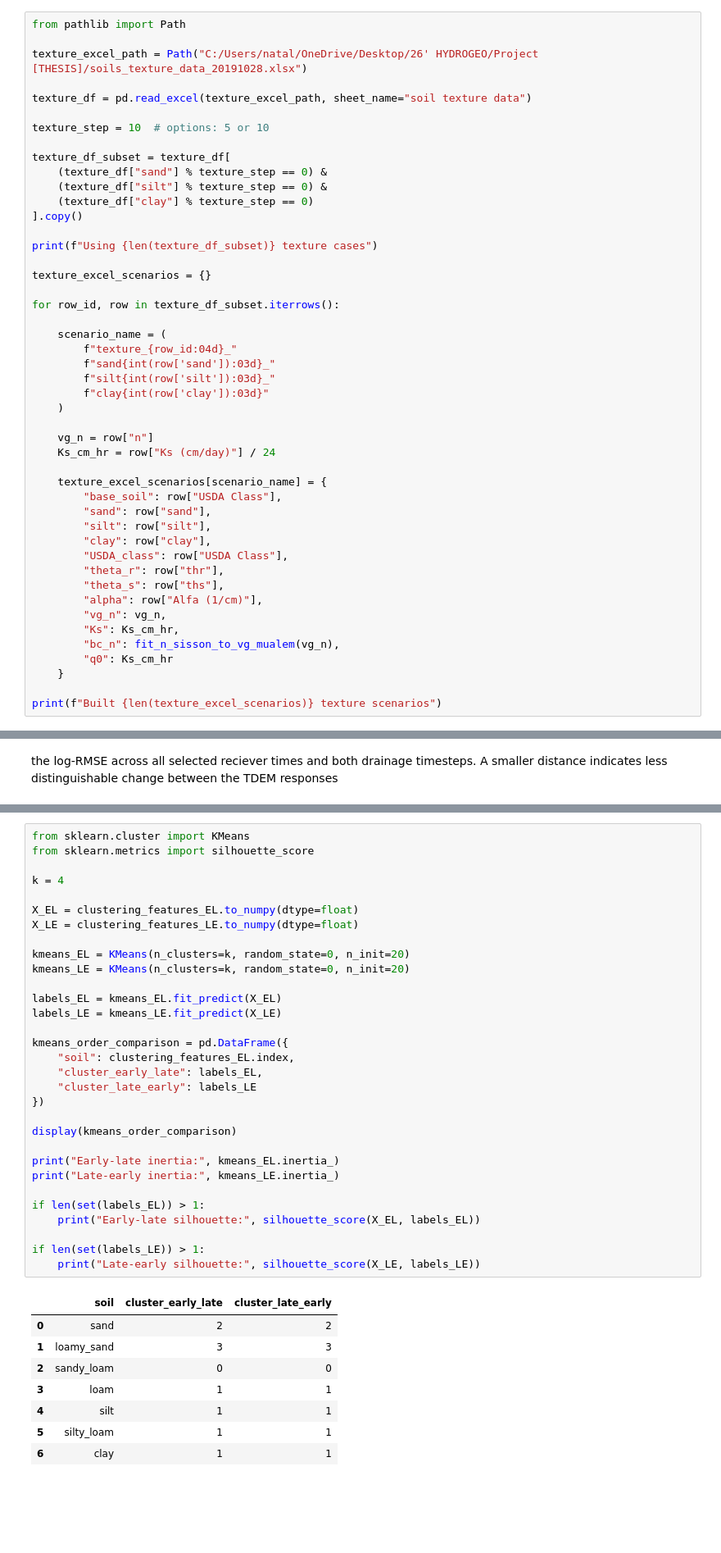
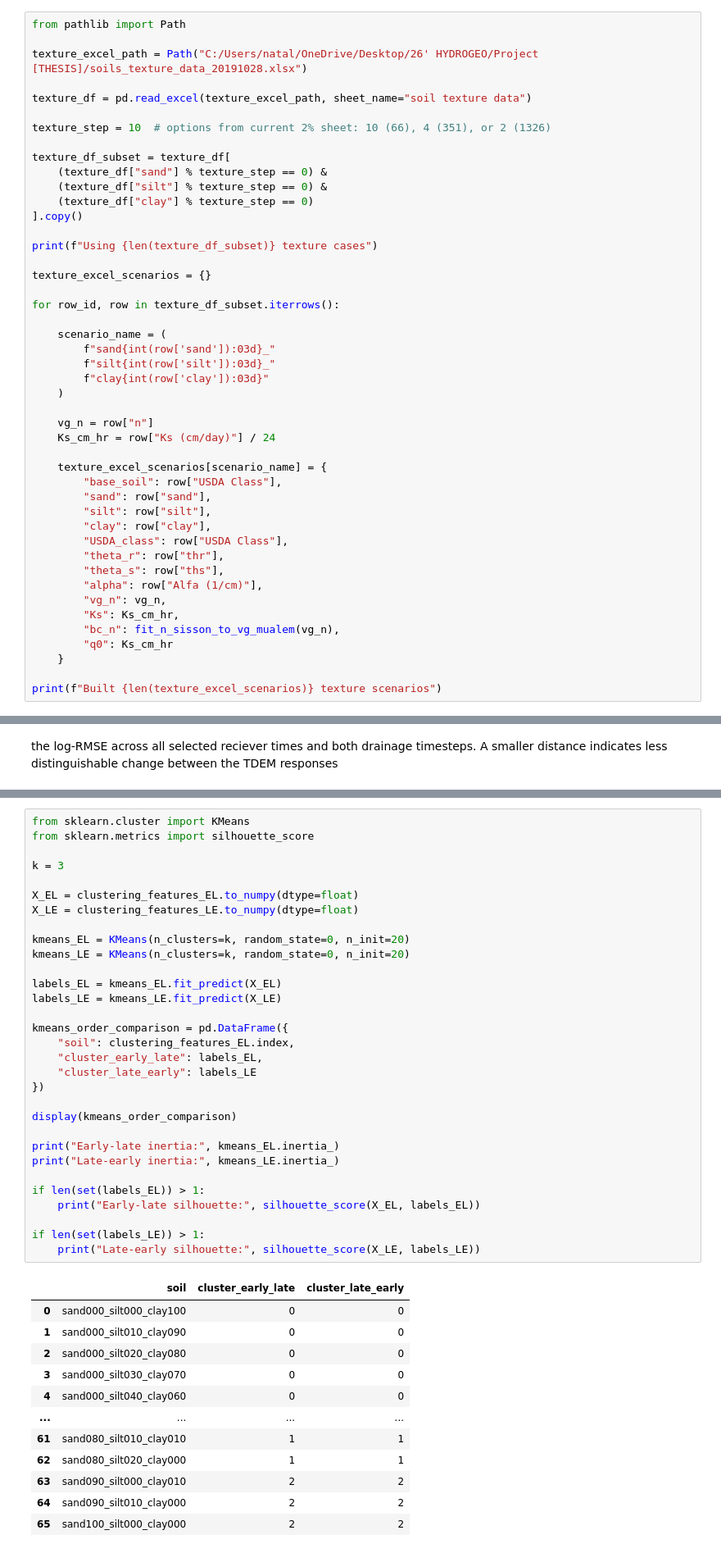
Before and after one commit to natalieyurek-cloud/TDEM_Thesis_Yurek, a Jupyter notebook: Analytical_ForwardModel.ipynb, the cells around one changed output, grey strips where cells are left out. Shown at 82% size. Cells and saved outputs as stored; diff of their text form; blank space fills up the shorter version.

```diff
--- a/Analytical_ForwardModel.ipynb
+++ b/Analytical_ForwardModel.ipynb
@@ -274,7 +277,7 @@ texture_excel_path = Path("C:/Users/natal/OneDrive/Desktop/26' HYDROGEO/Project
 
 texture_df = pd.read_excel(texture_excel_path, sheet_name="soil texture data")
 
-texture_step = 10  # options: 5 or 10
+texture_step = 10  # options from current 2% sheet: 10 (66), 4 (351), or 2 (1326)
 
 texture_df_subset = texture_df[
     (texture_df["sand"] % texture_step == 0) &
@@ -289,7 +292,6 @@ texture_excel_scenarios = {}
 for row_id, row in texture_df_subset.iterrows():
 
     scenario_name = (
-        f"texture_{row_id:04d}_"
         f"sand{int(row['sand']):03d}_"
         f"silt{int(row['silt']):03d}_"
         f"clay{int(row['clay']):03d}"
@@ -1001,39 +995,43 @@ K-means does not know anything about sand, loam, or clay. It only sees numerical
 from sklearn.cluster import KMeans
 from sklearn.metrics import silhouette_score
 
-k = 4
+k = 3
 
 X_EL = clustering_features_EL.to_numpy(dtype=float)
 X_LE = clustering_features_LE.to_numpy(dtype=float)
 
 kmeans_EL = KMeans(n_clusters=k, random_state=0, n_init=20)
 kmeans_LE = KMeans(n_clusters=k, random_state=0, n_init=20)
 
 labels_EL = kmeans_EL.fit_predict(X_EL)
 labels_LE = kmeans_LE.fit_predict(X_LE)
 
 kmeans_order_comparison = pd.DataFrame({
     "soil": clustering_features_EL.index,
     "cluster_early_late": labels_EL,
     "cluster_late_early": labels_LE
 })
 
 display(kmeans_order_comparison)
 
 print("Early-late inertia:", kmeans_EL.inertia_)
 print("Late-early inertia:", kmeans_LE.inertia_)
 
 if len(set(labels_EL)) > 1:
     print("Early-late silhouette:", silhouette_score(X_EL, labels_EL))
 
 if len(set(labels_LE)) > 1:
     print("Late-early silhouette:", silhouette_score(X_LE, labels_LE))
 # %% [output]
 |  | soil | cluster_early_late | cluster_late_early |
-| 0 | sand | 2 | 2 |
-| 1 | loamy_sand | 3 | 3 |
-| 2 | sandy_loam | 0 | 0 |
-| 3 | loam | 1 | 1 |
-| 4 | silt | 1 | 1 |
-| 5 | silty_loam | 1 | 1 |
-| 6 | clay | 1 | 1 |
+| 0 | sand000_silt000_clay100 | 0 | 0 |
+| 1 | sand000_silt010_clay090 | 0 | 0 |
+| 2 | sand000_silt020_clay080 | 0 | 0 |
+| 3 | sand000_silt030_clay070 | 0 | 0 |
+| 4 | sand000_silt040_clay060 | 0 | 0 |
+| ... | ... | ... | ... |
+| 61 | sand080_silt010_clay010 | 1 | 1 |
+| 62 | sand080_silt020_clay000 | 1 | 1 |
+| 63 | sand090_silt000_clay010 | 2 | 2 |
+| 64 | sand090_silt010_clay000 | 2 | 2 |
+| 65 | sand100_silt000_clay000 | 2 | 2 |
```
Also changed, not shown: parts of 23 cells of this notebook, 2 other files.
